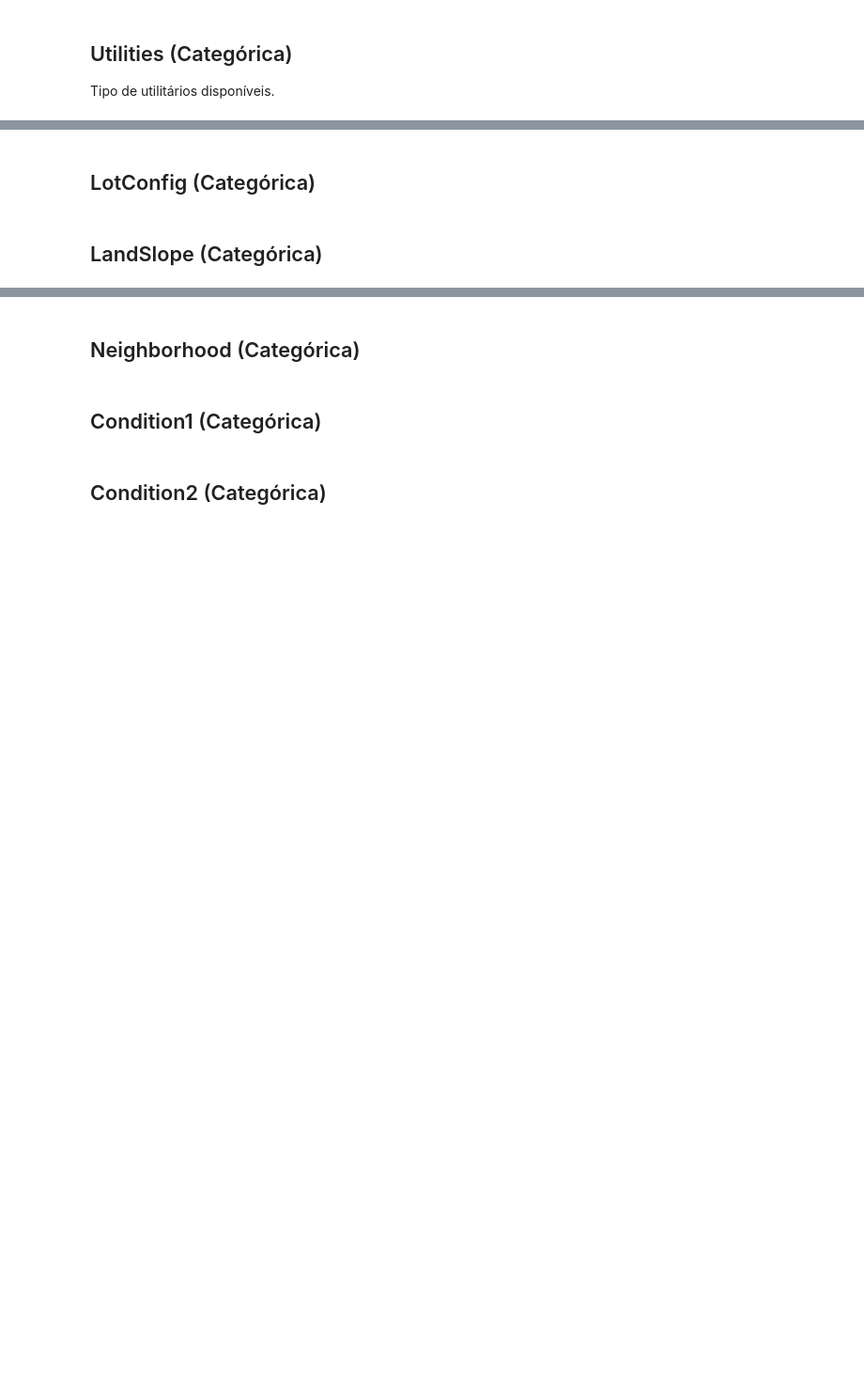
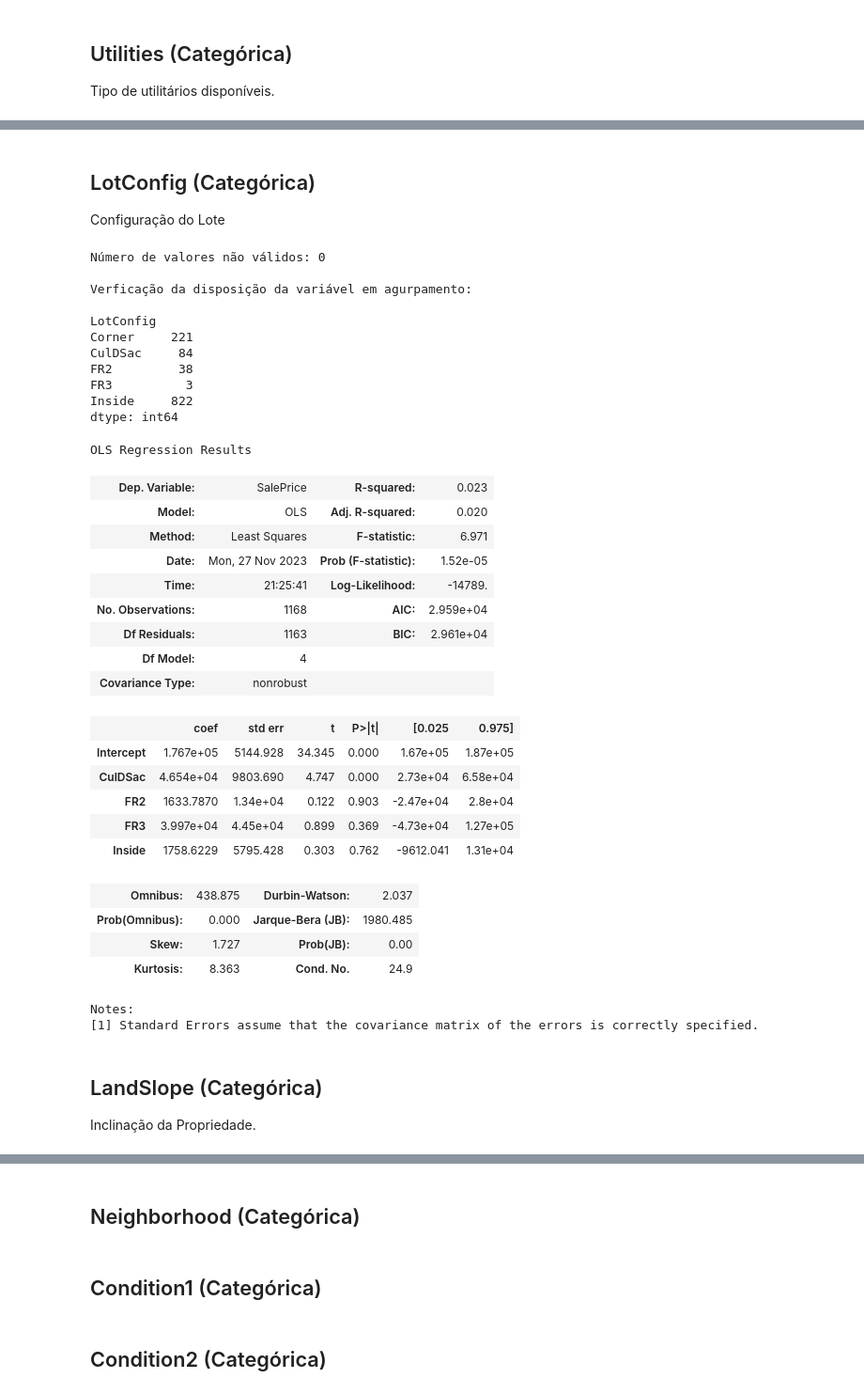
Before and after one commit to JohnDaytonCC/HousePricesPrediction, a Jupyter notebook: Notebook - House Prices Predition.ipynb, the cells around one changed output, grey strips where cells are left out. Shown at 94% size. Saved outputs shown, nothing was run; the diff lists cells and outputs as text; code cells hidden in the pictures; blank space fills up the shorter version.

```diff
--- a/Notebook - House Prices Predition.ipynb
+++ b/Notebook - House Prices Predition.ipynb
@@ -470,4 +707,67 @@ Tipo de utilitários disponíveis.
 # %% [markdown]
 ## LotConfig (Categórica)
+
+Configuração do Lote
+# %%
+nome_feature = 'LotConfig'
+
+# Verificação de valores nulos na variável
+print(f'Número de valores não válidos: {dados_treino[nome_feature].isnull().sum()}\n')
+
+# Estatística univariádas pela variável
+print('Verficação da disposição da variável em agurpamento:\n')
+agrupado = dados_treino.groupby([nome_feature]).size()
+print(agrupado)
+
+# Conversão da variável categórica em dicotômica com a exclusão da primeira variável dicotômica.
+df_dummies_auxiliar = pd.get_dummies(dados_treino[nome_feature], columns=[nome_feature], drop_first=True)
+
+# Inclusão da variável dependente ao data frame de variáveis dicotômicas.
+df_dummies_auxiliar[nome_target] = dados_treino[nome_target].copy()
+
+# Verificação do data frame.
+df_dummies_auxiliar.head(6)
+
+# Estimação do modelo de regressão linear múltipla com n-1 dummies
+modelo_dummies = sm.OLS.from_formula("SalePrice ~ CulDSac + FR2 + FR3 + Inside", df_dummies_auxiliar).fit()
+
+# Verificação dos parâmetros do modelo.
+modelo_dummies.summary()
+# %% [output]
+Número de valores não válidos: 0
+
+Verficação da disposição da variável em agurpamento:
+
+LotConfig
+Corner     221
+CulDSac     84
+FR2         38
+FR3          3
+Inside     822
+dtype: int64
+OLS Regression Results
+| Dep. Variable: | SalePrice | R-squared: | 0.023 |
+| Model: | OLS | Adj. R-squared: | 0.020 |
+| Method: | Least Squares | F-statistic: | 6.971 |
+| Date: | Mon, 27 Nov 2023 | Prob (F-statistic): | 1.52e-05 |
+| Time: | 21:25:41 | Log-Likelihood: | -14789. |
+| No. Observations: | 1168 | AIC: | 2.959e+04 |
+| Df Residuals: | 1163 | BIC: | 2.961e+04 |
+| Df Model: | 4 |  |  |
+| Covariance Type: | nonrobust |  |  |
+|  | coef | std err | t | P>|t| | [0.025 | 0.975] |
+| Intercept | 1.767e+05 | 5144.928 | 34.345 | 0.000 | 1.67e+05 | 1.87e+05 |
+| CulDSac | 4.654e+04 | 9803.690 | 4.747 | 0.000 | 2.73e+04 | 6.58e+04 |
+| FR2 | 1633.7870 | 1.34e+04 | 0.122 | 0.903 | -2.47e+04 | 2.8e+04 |
+| FR3 | 3.997e+04 | 4.45e+04 | 0.899 | 0.369 | -4.73e+04 | 1.27e+05 |
+| Inside | 1758.6229 | 5795.428 | 0.303 | 0.762 | -9612.041 | 1.31e+04 |
+| Omnibus: | 438.875 | Durbin-Watson: | 2.037 |
+| Prob(Omnibus): | 0.000 | Jarque-Bera (JB): | 1980.485 |
+| Skew: | 1.727 | Prob(JB): | 0.00 |
+| Kurtosis: | 8.363 | Cond. No. | 24.9 |
+Notes:
+[1] Standard Errors assume that the covariance matrix of the errors is correctly specified.
 # %% [markdown]
 ## LandSlope (Categórica)
+
+Inclinação da Propriedade.
```
Also changed, not shown: parts of 10 cells of this notebook.
